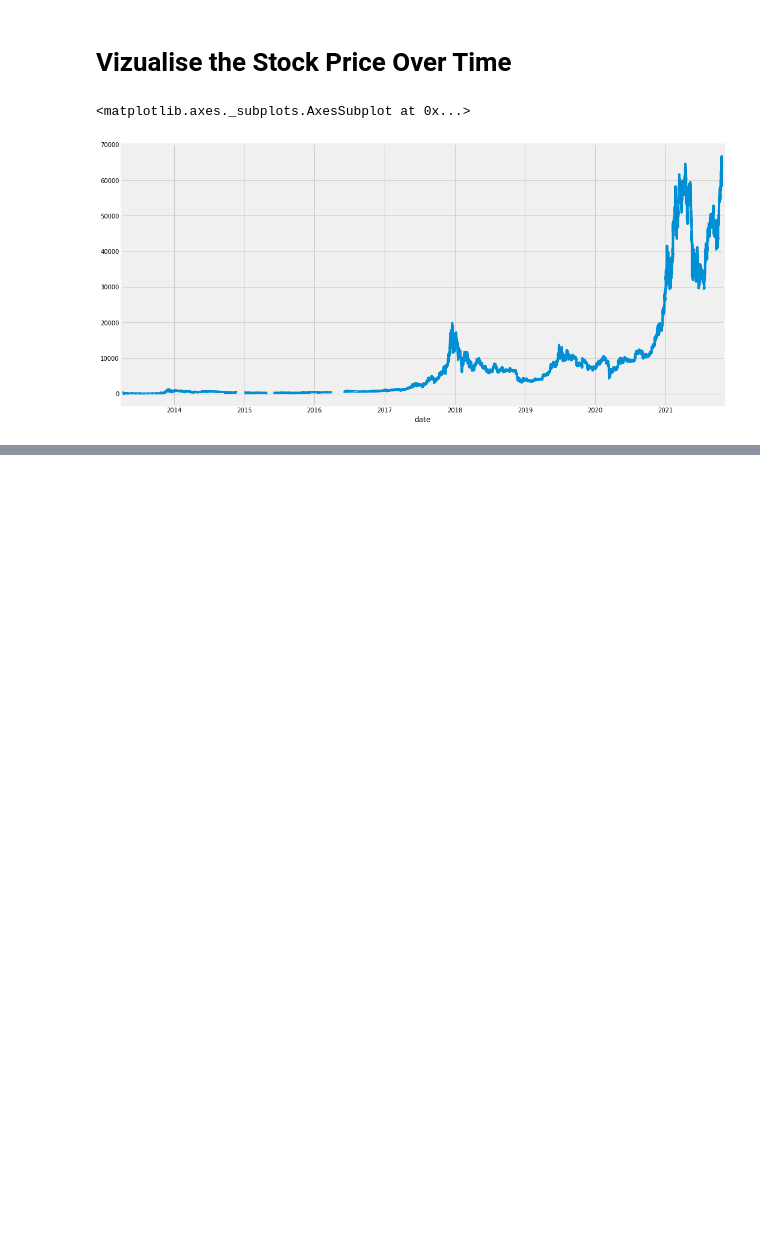
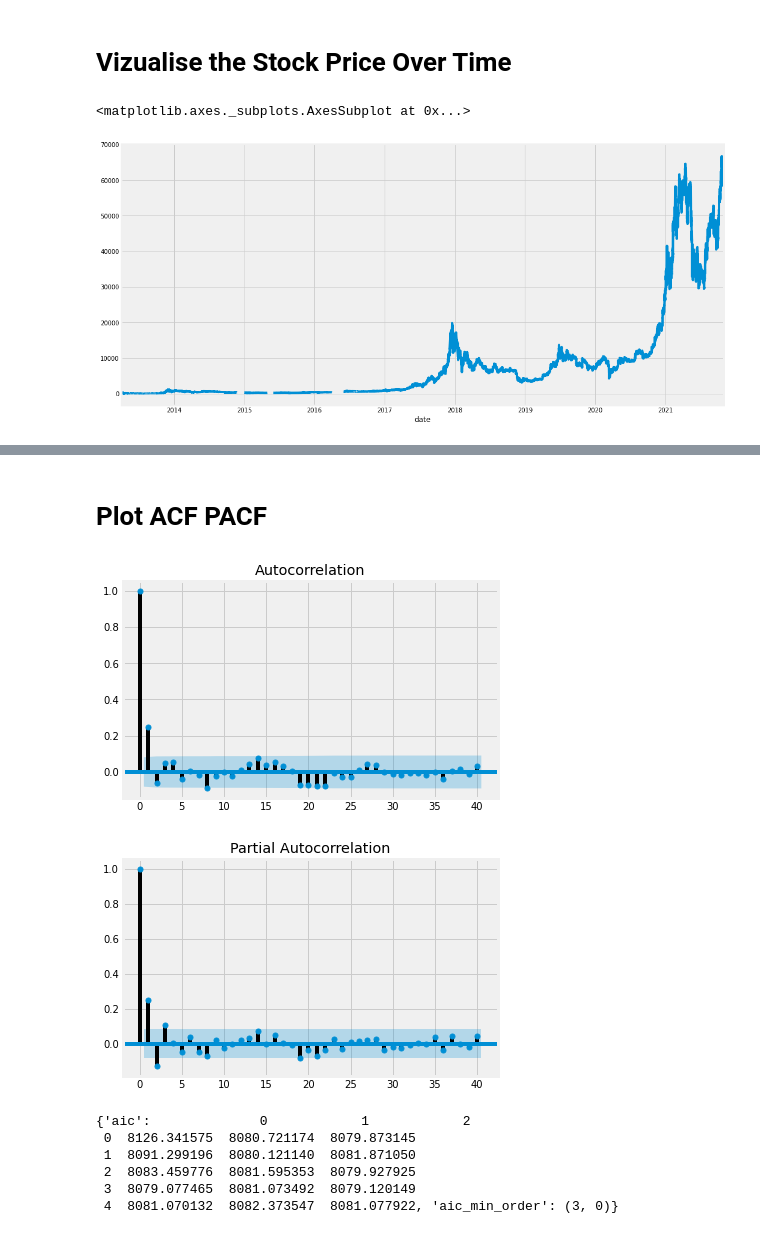
Before and after one commit to ayoubbensakhria/finance_algo, a Jupyter notebook: ARMA_Model.ipynb, the cells around one changed output, grey strips where cells are left out. Drawn from its saved outputs; the diff is of its cells as text; code cells hidden in the pictures; blank space fills up the shorter version.

```diff
--- a/ARMA_Model.ipynb
+++ b/ARMA_Model.ipynb
@@ -75,0 +111,18 @@ fig = plot_pacf(ddf['close'], lags=40 ,ax=ax2)
+# %% [markdown]
+# Plot ACF PACF
+# %%
+acf = sm.tsa.graphics.plot_acf(df1_train['close'], lags=40)
+pacf = sm.tsa.graphics.plot_pacf(df1_train['close'], lags=40)
+# %% [output]
+[figure, added]
+[figure, added]
+# %%
+#By selecting aic as criteria, decide the order.
+sm.tsa.stattools.arma_order_select_ic(df1_train['close'], ic='aic')
+# %% [output]
+{'aic':              0            1            2
+ 0  8126.341575  8080.721174  8079.873145
+ 1  8091.299196  8080.121140  8081.871050
+ 2  8083.459776  8081.595353  8079.927925
+ 3  8079.077465  8081.073492  8079.120149
+ 4  8081.070132  8082.373547  8081.077922, 'aic_min_order': (3, 0)}
```
Also changed, not shown: parts of 12 cells of this notebook.
